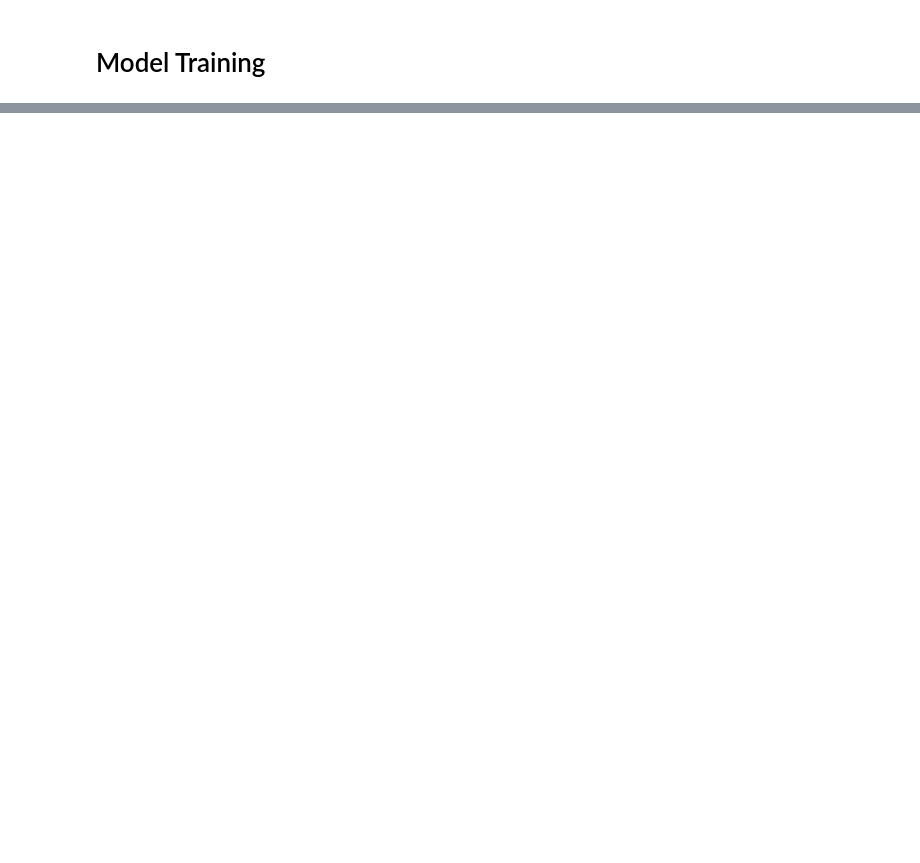
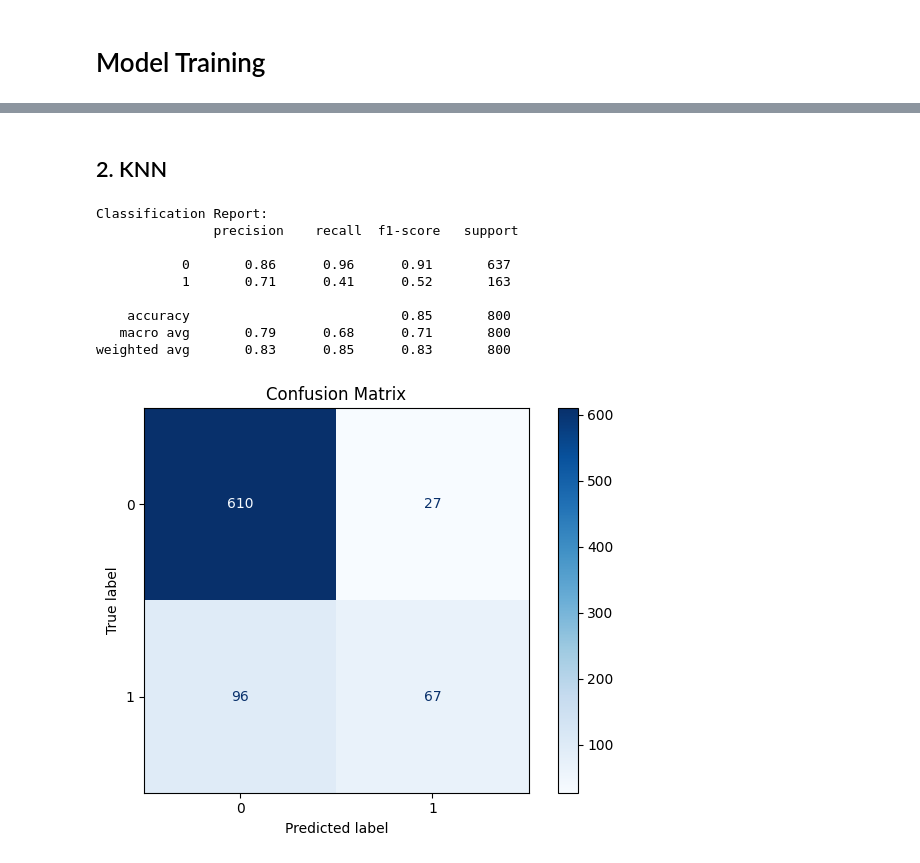
Before and after one commit to EitanKats/ML-project, a Jupyter notebook: Bank Churn.ipynb, the cells around one changed output, grey strips where cells are left out. Cells and saved outputs as stored; diff of their text form; code cells hidden in the pictures; blank space fills up the shorter version.

```diff
--- a/Bank Churn.ipynb
+++ b/Bank Churn.ipynb
@@ -439,0 +529,18 @@ X_train_prepared.shape
+# %% [markdown]
+## 2. KNN
+# %%
+knn = KNeighborsClassifier(n_neighbors=5, weights='uniform')
+knn.fit(X_train_prepared, y_train)
+knn_pred = knn.predict(X_val_prepared)
+display_evaluation(knn, X_val_prepared, y_val, knn_pred)
+# %% [output]
+Classification Report:
+               precision    recall  f1-score   support
+
+           0       0.86      0.96      0.91       637
+           1       0.71      0.41      0.52       163
+
+    accuracy                           0.85       800
+   macro avg       0.79      0.68      0.71       800
+weighted avg       0.83      0.85      0.83       800
+[figure, added]
```
Also changed, not shown: parts of 43 cells of this notebook.
